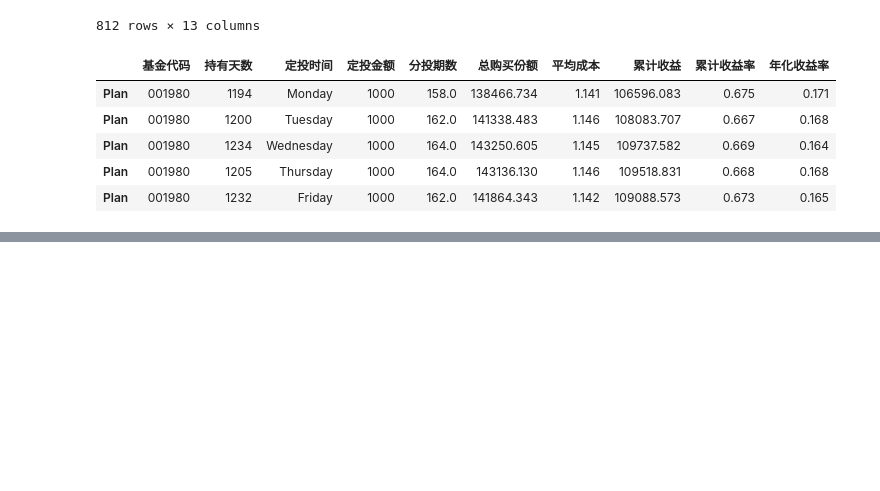
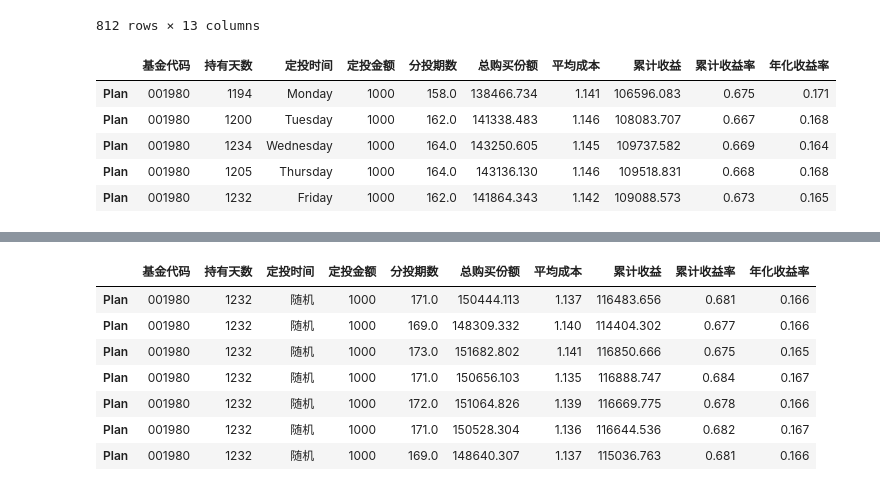
Before and after one commit to Seaaann/MyQuantReserch, a Jupyter notebook: Funds/定投回测.ipynb, the cells around one changed output, grey strips where cells are left out. Saved outputs shown, nothing was run; the diff lists cells and outputs as text; code cells hidden in the pictures; blank space fills up the shorter version.

```diff
--- a/Funds/定投回测.ipynb
+++ b/Funds/定投回测.ipynb
@@ -318,0 +274,24 @@ AIP_df
+# %%
+def StochasticAIP_Weekly_Plans(Freq, seed, code, start_date, end_date, fund_category, fixed_investment):
+
+    df = pd.DataFrame()
+
+    for seed in seed:
+        df = df.append(StochasticAIP_Weekly(code, start_date=start_date, end_date=end_date, fund_category=fund_category,
+                                            fixed_investment=fixed_investment, Freq=Freq, seed=seed, df=False))
+
+    return df
+# %%
+Freq = 5
+seed = [1234, 123, 2133, 2314,435, 5326, 2327]
+
+StochasticAIP_Weekly_Plans(Freq=Freq, seed=seed, code='001980', start_date=start_date, end_date=end_date, fund_category='open', fixed_investment=1000)
+# %% [output]
+|  | 基金代码 | 持有天数 | 定投时间 | 定投金额 | 分投期数 | 总购买份额 | 平均成本 | 累计收益 | 累计收益率 | 年化收益率 |
+| Plan | 001980 | 1232 | 随机 | 1000 | 171.0 | 150444.113 | 1.137 | 116483.656 | 0.681 | 0.166 |
+| Plan | 001980 | 1232 | 随机 | 1000 | 169.0 | 148309.332 | 1.140 | 114404.302 | 0.677 | 0.166 |
+| Plan | 001980 | 1232 | 随机 | 1000 | 173.0 | 151682.802 | 1.141 | 116850.666 | 0.675 | 0.165 |
+| Plan | 001980 | 1232 | 随机 | 1000 | 171.0 | 150656.103 | 1.135 | 116888.747 | 0.684 | 0.167 |
+| Plan | 001980 | 1232 | 随机 | 1000 | 172.0 | 151064.826 | 1.139 | 116669.775 | 0.678 | 0.166 |
+| Plan | 001980 | 1232 | 随机 | 1000 | 171.0 | 150528.304 | 1.136 | 116644.536 | 0.682 | 0.167 |
+| Plan | 001980 | 1232 | 随机 | 1000 | 169.0 | 148640.307 | 1.137 | 115036.763 | 0.681 | 0.166 |
```
Also changed, not shown: parts of 8 cells of this notebook, 1 other file.
